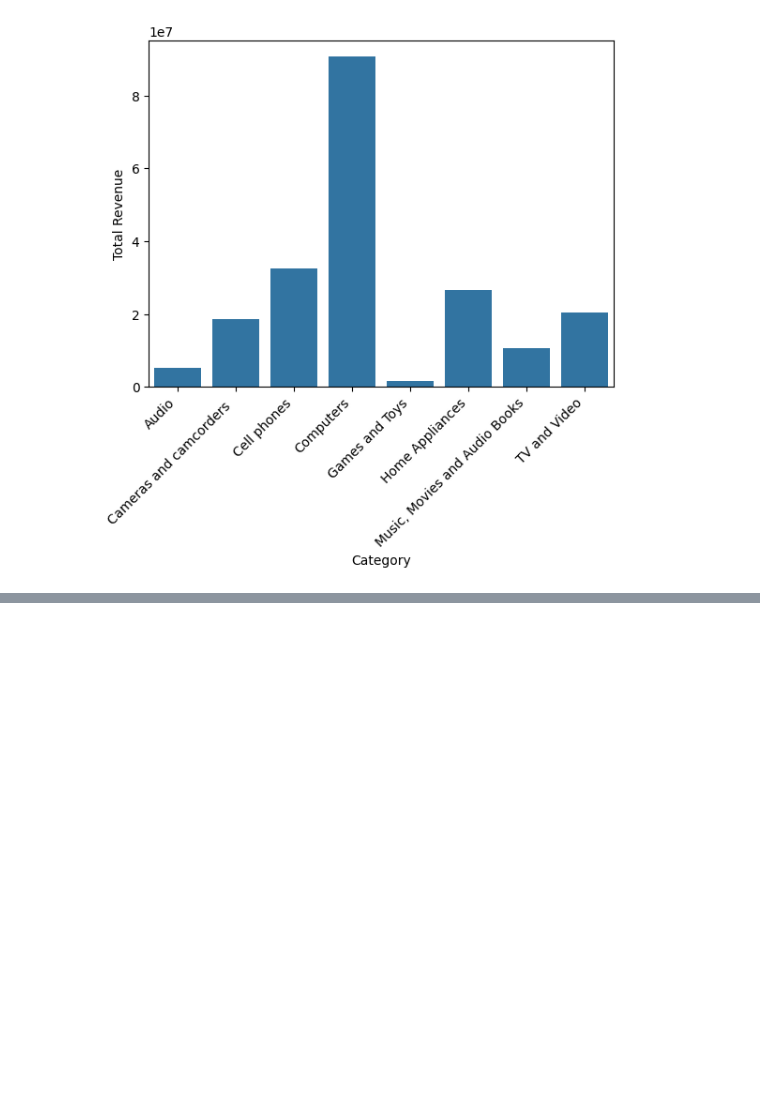
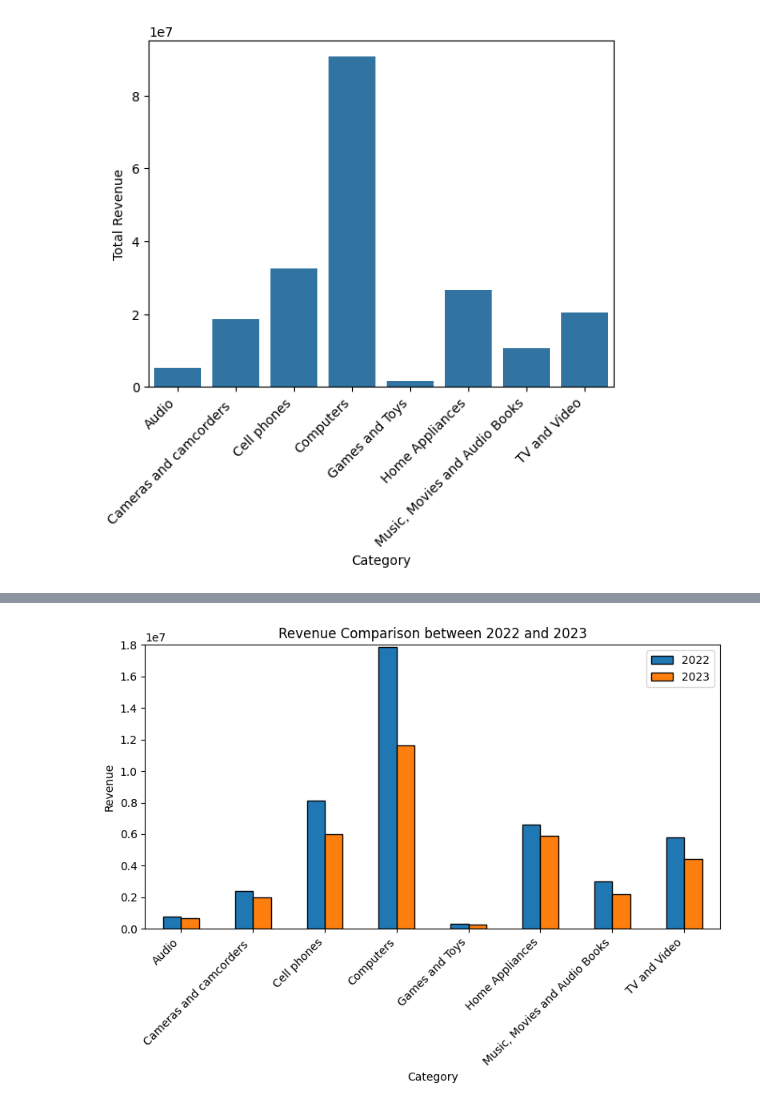
Before and after one commit to amrit-puru17/SQL, a Jupyter notebook: SQL_notebook.ipynb, the cells around one changed output, grey strips where cells are left out. Cells and saved outputs as stored; diff of their text form; code cells hidden in the pictures; blank space fills up the shorter version.

```diff
--- a/SQL_notebook.ipynb
+++ b/SQL_notebook.ipynb
@@ -284,0 +219,11 @@ mplp.xticks(rotation=45,ha='right')
+# %%
+_df_11.plot(kind='bar',edgecolor='black',x='categoryname',figsize=(8,6))
+mplp.xticks(rotation=45,ha='right')
+mplp.ylim(0,18000000)
+mplp.legend(labels=['2022','2023'])
+mplp.title('Revenue Comparison between 2022 and 2023')
+mplp.xlabel('Category')
+mplp.ylabel('Revenue')
+mplp.tight_layout()
+# %% [output]
+[figure, added]
```
Also changed, not shown: parts of 12 cells of this notebook.
